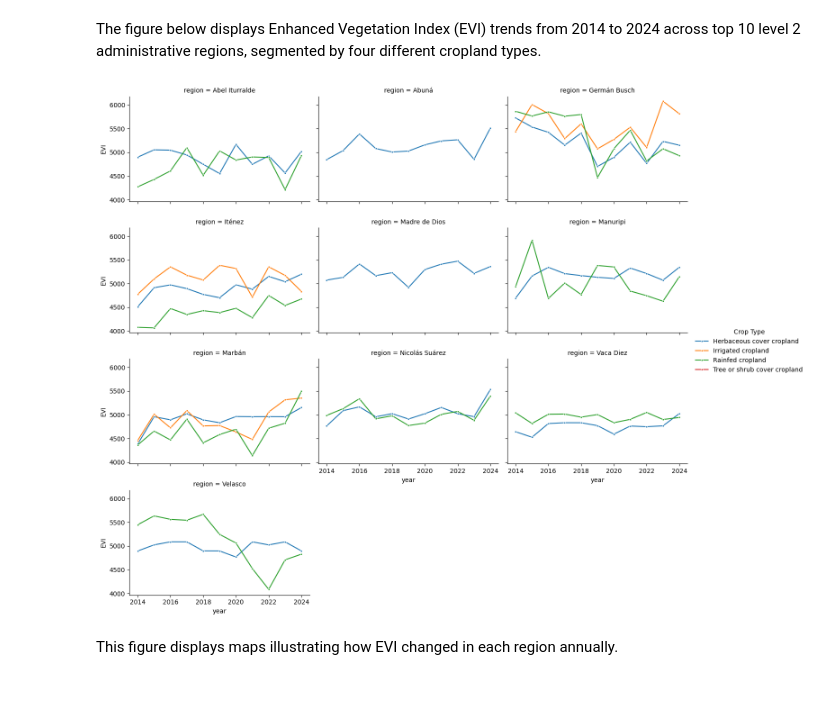
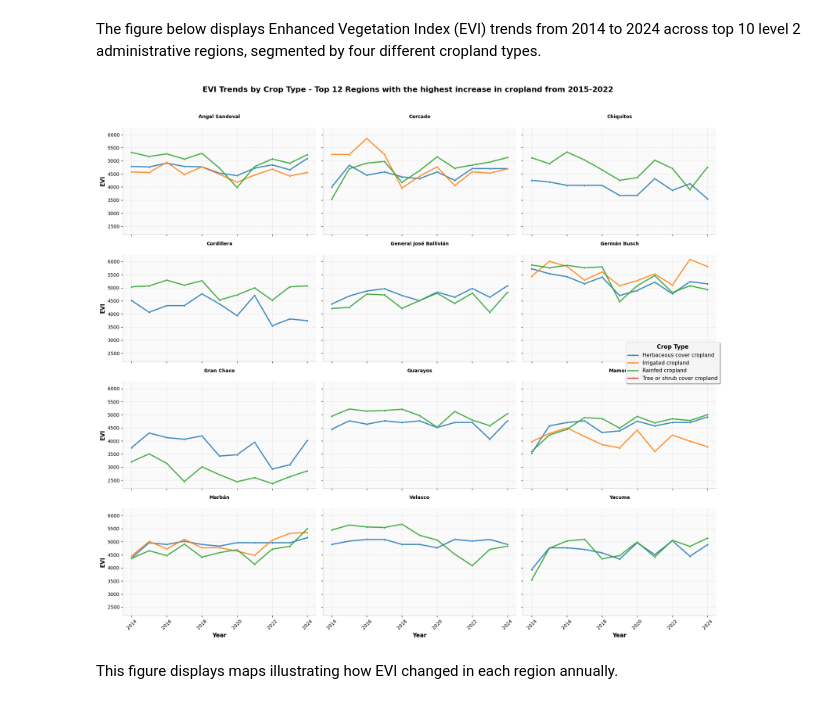
Before and after one commit to datapartnership/bolivia-economic-monitor, a Jupyter notebook: notebooks/evi_analysis.ipynb, the cells around one changed output. Saved outputs shown, nothing was run; the diff lists cells and outputs as text; code cells hidden in the pictures.

```diff
--- a/notebooks/evi_analysis.ipynb
+++ b/notebooks/evi_analysis.ipynb
@@ -879,32 +966,96 @@ adm2_annual = (
 )
 # %% [markdown]
 The figure below displays Enhanced Vegetation Index (EVI) trends from 2014 to 2024 across top 10 level 2 administrative regions, segmented by four different cropland types.
+# %%
+crop_area = pd.read_csv('../data/evi/crop_area.csv')
+top_crop_land = list(crop_area.sort_values(by='year 2022', ascending=False).head(20)['shapeName'].unique())
+top_10_pct_change = list(crop_area[crop_area['shapeName'].isin(top_crop_land)].sort_values(by='pct_change', ascending=False).head(12)['shapeName'].unique())
 # %%
-top_10_adm2 = adm2_annual.groupby("region")["EVI"].median().nlargest(10).index.tolist()
-top_10_adm2_annual = adm2_annual[adm2_annual["region"].isin(top_10_adm2)]
+# Identify top 10 regions by median EVI
+top_10_adm2 = (
+    adm2_annual
+    .groupby("region")["EVI"]
+    .median()
+    .nlargest(10)
+    .index
+    .tolist()
+)
 
+# Filter data to top 10 regions
+top_10_adm2_annual = adm2_annual[adm2_annual["region"].isin(top_10_pct_change)]
+
+# Create multi-panel time series plot for top performing regions
 g = sns.FacetGrid(
     top_10_adm2_annual,
     col="region",
+    col_wrap=3,
+    height=4,
+    aspect=1.3,
     margin_titles=True,
-    height=3,
-    aspect=1.5,
-    col_wrap=3,
+    sharey=True,
+    despine=True
 )
 
+# Map line plots with crop type differentiation
 g.map_dataframe(
     sns.lineplot,
     x="year",
     y="EVI",
     hue="crop_type",
     marker="o",
-    markersize=3,
-    linewidth=1.5,
+    markersize=4,
+    linewidth=2.5,
+    alpha=0.85,
+    markeredgewidth=0.5,
+    markeredgecolor='white'
 )
 
-g.add_legend(title="Crop Type");
+# Customize plot appearance
+g.set_axis_labels("Year", "EVI", fontsize=12, fontweight='bold')
+g.set_titles("{col_name}", fontsize=14, fontweight='bold', pad=20)
+
+# Add grid and styling to each subplot
+for ax in g.axes.flat:
+    ax.tick_params(axis='x', rotation=45, labelsize=10)
+    ax.tick_params(axis='y', labelsize=10)
+    ax.grid(True, alpha=0.3, linestyle='--', linewidth=0.8)
+    ax.set_facecolor('#fafafa')
+
+    # Add subtle border
+    for spine in ax.spines.values():
+        spine.set_linewidth(0.8)
+        spine.set_color('#cccccc')
+
+# Create and style the legend
+g.add_legend(
+    title="Crop Type",
+    title_fontsize=12,
+    fontsize=11,
+    frameon=True,
+    fancybox=True,
+    shadow=True,
+    framealpha=0.9,
+    facecolor='white',
+    edgecolor='#cccccc'
+)
+
+# Access and style the legend object
+legend = g._legend
+legend.set_title("Crop Type", prop={'weight': 'bold', 'size': 12})
+legend.get_frame().set_linewidth(0.8)
+
+# Add overall title and adjust layout
+g.fig.suptitle(
+    'EVI Trends by Crop Type - Top 12 Regions with the highest increase in cropland from 2015-2022',
+    fontsize=16,
+    fontweight='bold',
+    y=1.02
+)
+
+plt.tight_layout()
+plt.show()
 # %% [output]
-[figure, old version]
+[figure, new version]
 # %% [markdown]
 This figure displays maps illustrating how EVI changed in each region annually.
 # %%
```
Also changed, not shown: parts of 7 cells of this notebook, 1 other file.
